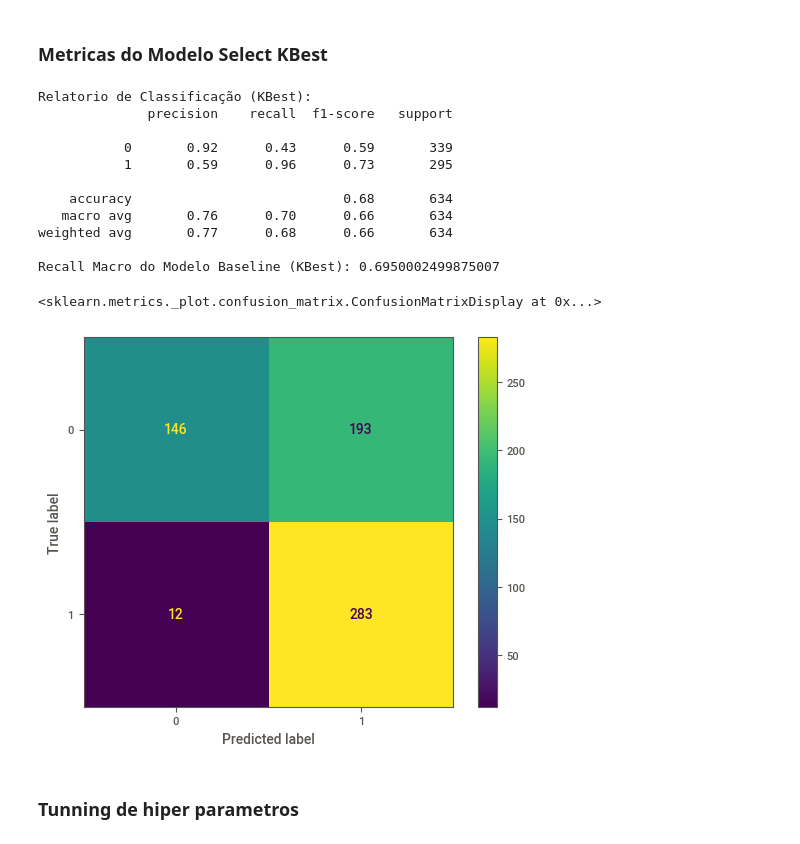
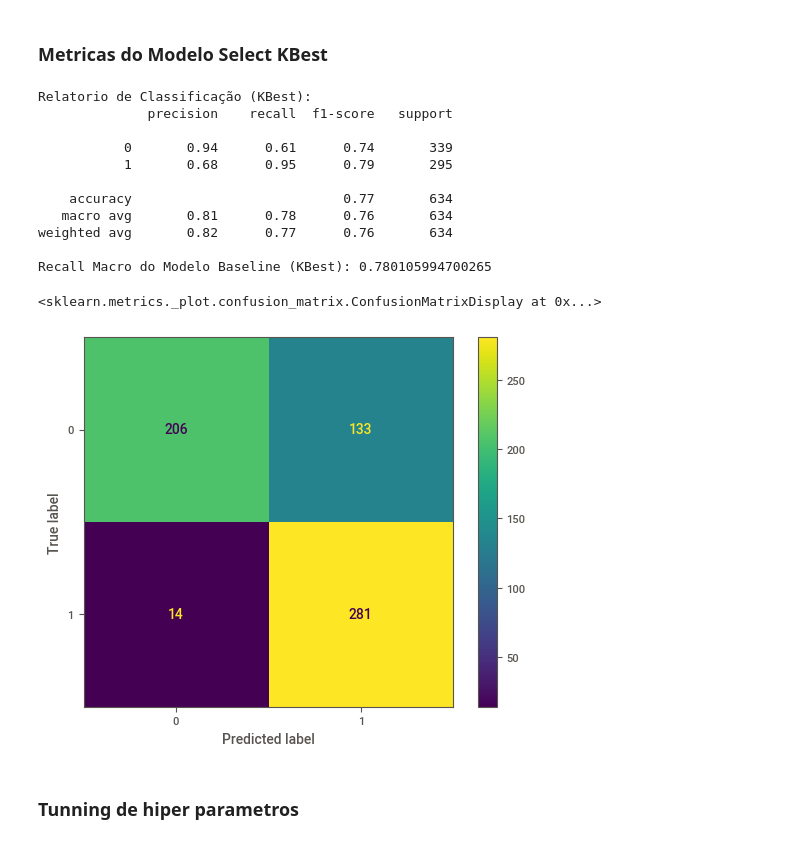
Before and after one commit to marciocamello/ml-naive-bayes, a Jupyter notebook: modelo-obesidade.ipynb, the cells around one changed output. Cells and saved outputs as stored; diff of their text form; code cells hidden in the pictures.

```diff
--- a/modelo-obesidade.ipynb
+++ b/modelo-obesidade.ipynb
@@ -66,7 +66,7 @@ memory usage: 313.5 KB
 lista_colunas = ['Idade', 'Consumo_Vegetais_Com_Frequencia', 'Refeicoes_Dia',
                 'Consumo_Agua', 'Nivel_Atividade_Fisica', 'Nivel_Uso_Tela']
 
-df_obesidade[lista_colunas] = df_obesidade[lista_colunas].astype(int)
+df_obesidade[lista_colunas] = df_obesidade[lista_colunas].astype('int64')
 # %%
 # Detectar valores ausentes
 df_obesidade.isna().sum()
@@ -230,7 +230,7 @@ display_model_baseline.plot()
 ### Treinamento Modelo - Automated Feature Selection
 # %%
 # Select KBest - Seleciona as K melhores features com base em um teste
-kbest = SelectKBest(score_func=chi2, k=5)
+kbest = SelectKBest(score_func=chi2, k=8)
 # %%
 X_train_kbest = kbest.fit_transform(X_train, y_train)
 # %%
@@ -290,22 +293,22 @@ print(f'Recall Macro do Modelo Baseline (KBest): {recall_baseline}')
 Relatorio de Classificação (KBest):
               precision    recall  f1-score   support
 
-           0       0.92      0.43      0.59       339
-           1       0.59      0.96      0.73       295
+           0       0.94      0.61      0.74       339
+           1       0.68      0.95      0.79       295
 
-    accuracy                           0.68       634
-   macro avg       0.76      0.70      0.66       634
-weighted avg       0.77      0.68      0.66       634
+    accuracy                           0.77       634
+   macro avg       0.81      0.78      0.76       634
+weighted avg       0.82      0.77      0.76       634
 
-Recall Macro do Modelo Baseline (KBest): 0.6950002499875007
+Recall Macro do Modelo Baseline (KBest): 0.780105994700265
 # %%
 # Mostrar Matriz de Confusão
 confusion_matrix_kbest = confusion_matrix(y_test, y_pred_kbest)
-display_model_kbest = ConfusionMatrixDisplay(confusion_matrix_kbest)
+display_model_kbest = ConfusionMatrixDisplay(confusion_matrix=confusion_matrix_kbest)
 display_model_kbest.plot()
 # %% [output]
 <sklearn.metrics._plot.confusion_matrix.ConfusionMatrixDisplay at 0x...>
-[figure, old version]
+[figure, new version]
 # %% [markdown]
 ### Tunning de hiper parametros
 # %%
```
Also changed, not shown: parts of 9 cells of this notebook, 1 other file.
